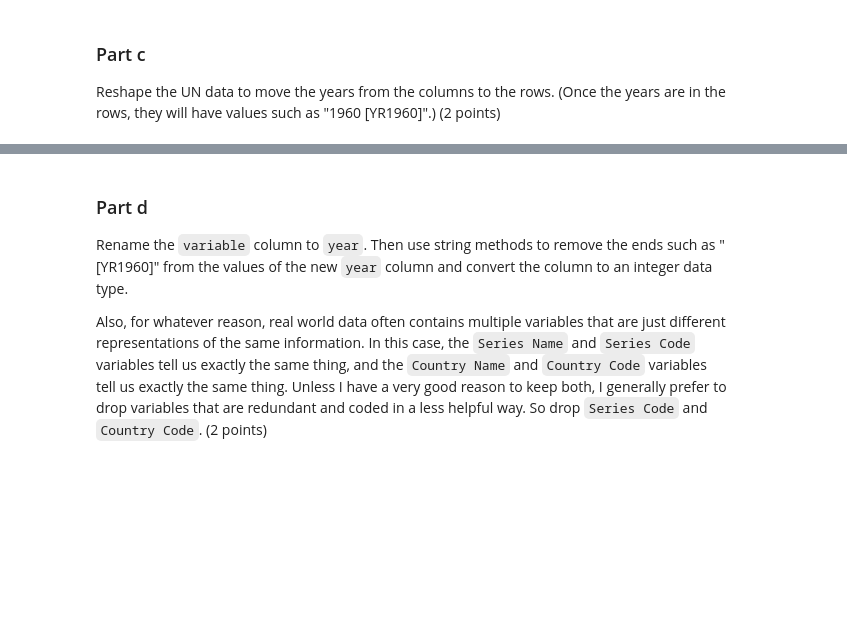
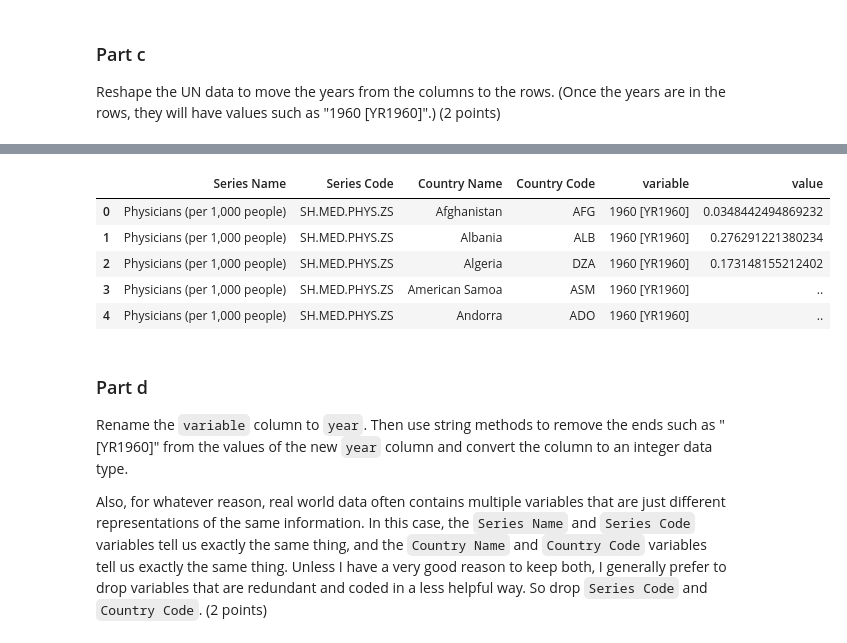
Before and after one commit to allaccountstaken/surfing_data_pipeline, a Jupyter notebook: M9/labassignment9.ipynb, the cells around one changed output, grey strips where cells are left out. Cells and saved outputs as stored; diff of their text form; code cells hidden in the pictures; blank space fills up the shorter version.

```diff
--- a/M9/labassignment9.ipynb
+++ b/M9/labassignment9.ipynb
@@ -181,3 +181,6 @@ We can use `.query()` to remove the non-countries from the data, but in this cas
 First, apply the `.isin(noncountries)` method to the `Country Name` column of the UN data to create a series of values that are `True` if the `Country Name` on a row is one of the non-countries, and `False` otherwise. Second, use the `~` operator to negate the logical values: turn `True` to `False` and vice versa. Finally, pass this logical series to the `.loc[]` attribute of the dataframe to drop the rows that refer to these noncountries from the UN data. (1 point)
 
 (If you wanted to use `.query()`, you would first need to rename `Country Name` to remove the space, then you can use an `@` in front of `noncountries` to refer to the external list. But for this problem follow the instructions listed above.)
+# %%
+# Store the true countries together with all of the columns in "uncountries" dataframe
+uncountries = undata.loc[~undata['Country Name'].isin(noncountries)]
@@ -187,3 +215,33 @@ Reshape the UN data to move the years from the columns to the rows. (Once the ye
+# %%
+ids = ['Series Name', 'Series Code', 'Country Name', 'Country Code']
+
+values = ['1960 [YR1960]', '1961 [YR1961]', '1962 [YR1962]', '1963 [YR1963]',
+       '1964 [YR1964]', '1965 [YR1965]', '1966 [YR1966]', '1967 [YR1967]',
+       '1968 [YR1968]', '1969 [YR1969]', '1970 [YR1970]', '1971 [YR1971]',
+       '1972 [YR1972]', '1973 [YR1973]', '1974 [YR1974]', '1975 [YR1975]',
+       '1976 [YR1976]', '1977 [YR1977]', '1978 [YR1978]', '1979 [YR1979]',
+       '1980 [YR1980]', '1981 [YR1981]', '1982 [YR1982]', '1983 [YR1983]',
+       '1984 [YR1984]', '1985 [YR1985]', '1986 [YR1986]', '1987 [YR1987]',
+       '1988 [YR1988]', '1989 [YR1989]', '1990 [YR1990]', '1991 [YR1991]',
+       '1992 [YR1992]', '1993 [YR1993]', '1994 [YR1994]', '1995 [YR1995]',
+       '1996 [YR1996]', '1997 [YR1997]', '1998 [YR1998]', '1999 [YR1999]',
+       '2000 [YR2000]', '2001 [YR2001]', '2002 [YR2002]', '2003 [YR2003]',
+       '2004 [YR2004]', '2005 [YR2005]', '2006 [YR2006]', '2007 [YR2007]',
+       '2008 [YR2008]', '2009 [YR2009]', '2010 [YR2010]', '2011 [YR2011]',
+       '2012 [YR2012]', '2013 [YR2013]', '2014 [YR2014]', '2015 [YR2015]'
+]
+
+
+uncountries = pd.melt(uncountries, id_vars=ids, value_vars=values)
+# %%
+uncountries.head()
+# %% [output]
+|  | Series Name | Series Code | Country Name | Country Code | variable | value |
+| 0 | Physicians (per 1,000 people) | SH.MED.PHYS.ZS | Afghanistan | AFG | 1960 [YR1960] | 0.0348442494869232 |
+| 1 | Physicians (per 1,000 people) | SH.MED.PHYS.ZS | Albania | ALB | 1960 [YR1960] | 0.276291221380234 |
+| 2 | Physicians (per 1,000 people) | SH.MED.PHYS.ZS | Algeria | DZA | 1960 [YR1960] | 0.173148155212402 |
+| 3 | Physicians (per 1,000 people) | SH.MED.PHYS.ZS | American Samoa | ASM | 1960 [YR1960] | .. |
+| 4 | Physicians (per 1,000 people) | SH.MED.PHYS.ZS | Andorra | ADO | 1960 [YR1960] | .. |
 # %% [markdown]
 ### Part d
 Rename the `variable` column to `year`. Then use string methods to remove the ends such as "[YR1960]" from the values of the new `year` column and convert the column to an integer data type.
```
Also changed, not shown: parts of 9 cells of this notebook.
